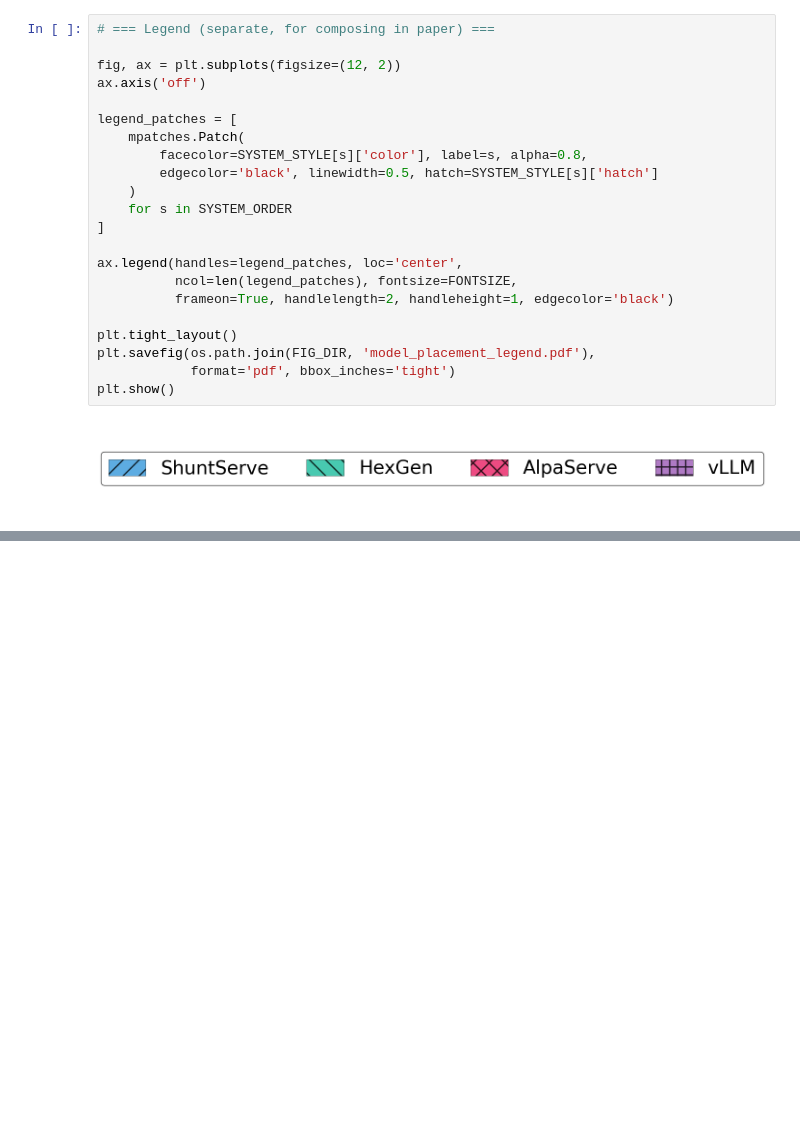
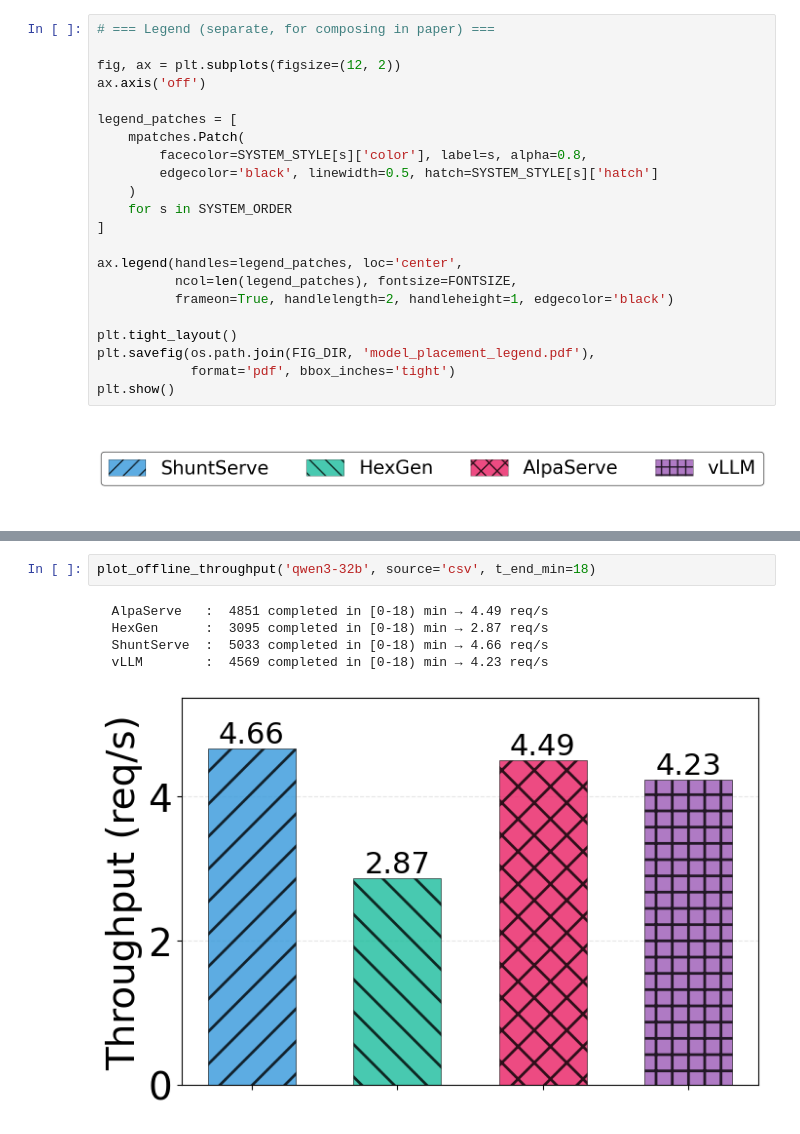
Before and after one commit to ddps-lab/HeteroSpotLLMServe, a Jupyter notebook: ArtifactEvaluation/ReferenceData/ModelPlacement/Trace/offline_figure.ipynb, the cells around one changed output, grey strips where cells are left out. Drawn from its saved outputs; the diff is of its cells as text; blank space fills up the shorter version.

```diff
--- a/ArtifactEvaluation/ReferenceData/ModelPlacement/Trace/offline_figure.ipynb
+++ b/ArtifactEvaluation/ReferenceData/ModelPlacement/Trace/offline_figure.ipynb
@@ -180,0 +172,8 @@ plt.show()
+# %%
+plot_offline_throughput('qwen3-32b', source='csv', t_end_min=18)
+# %% [output]
+  AlpaServe   :  4851 completed in [0-18) min → 4.49 req/s
+  HexGen      :  3095 completed in [0-18) min → 2.87 req/s
+  ShuntServe  :  5033 completed in [0-18) min → 4.66 req/s
+  vLLM        :  4569 completed in [0-18) min → 4.23 req/s
+[figure, added]
```
Also changed, not shown: parts of 5 cells of this notebook, 24 other files.
